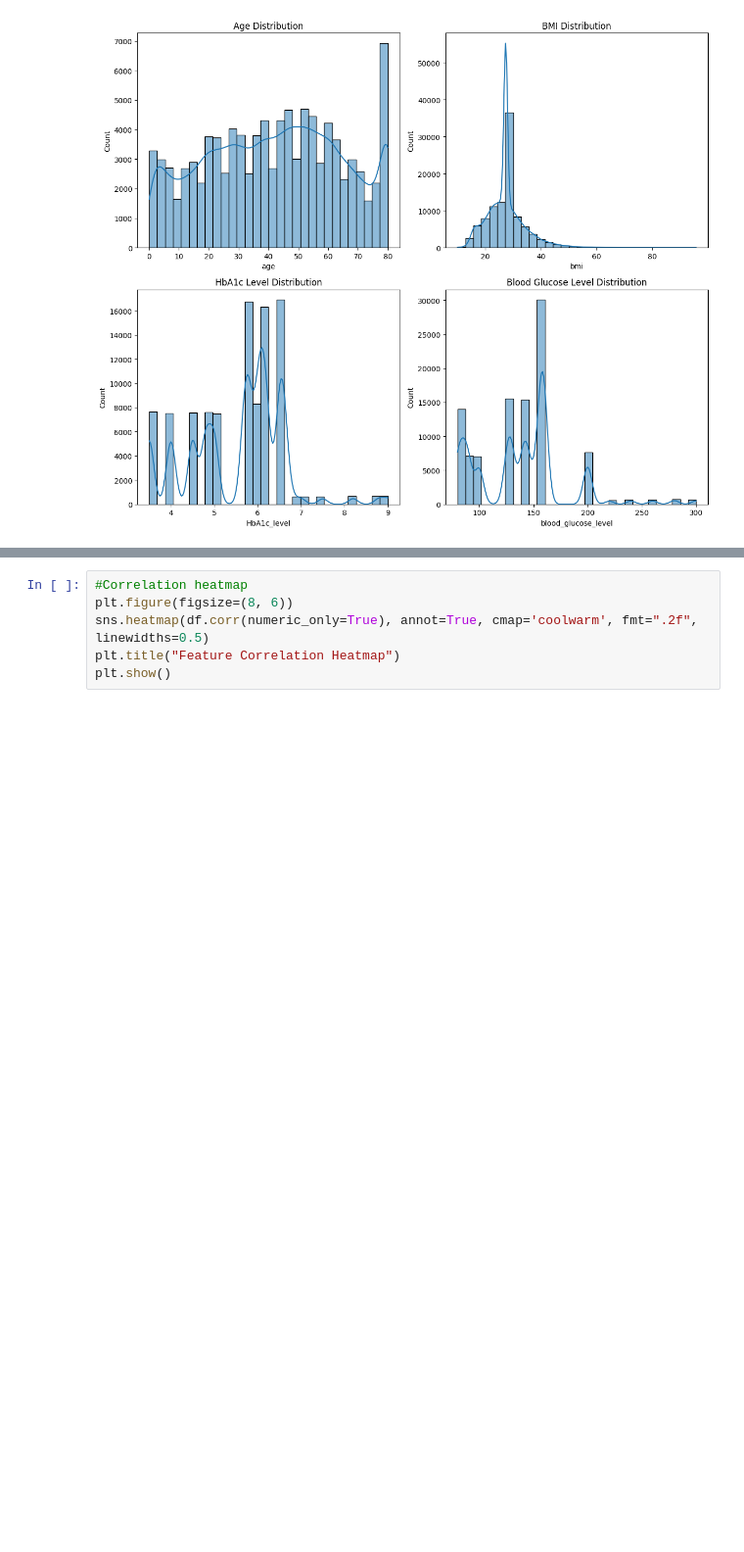
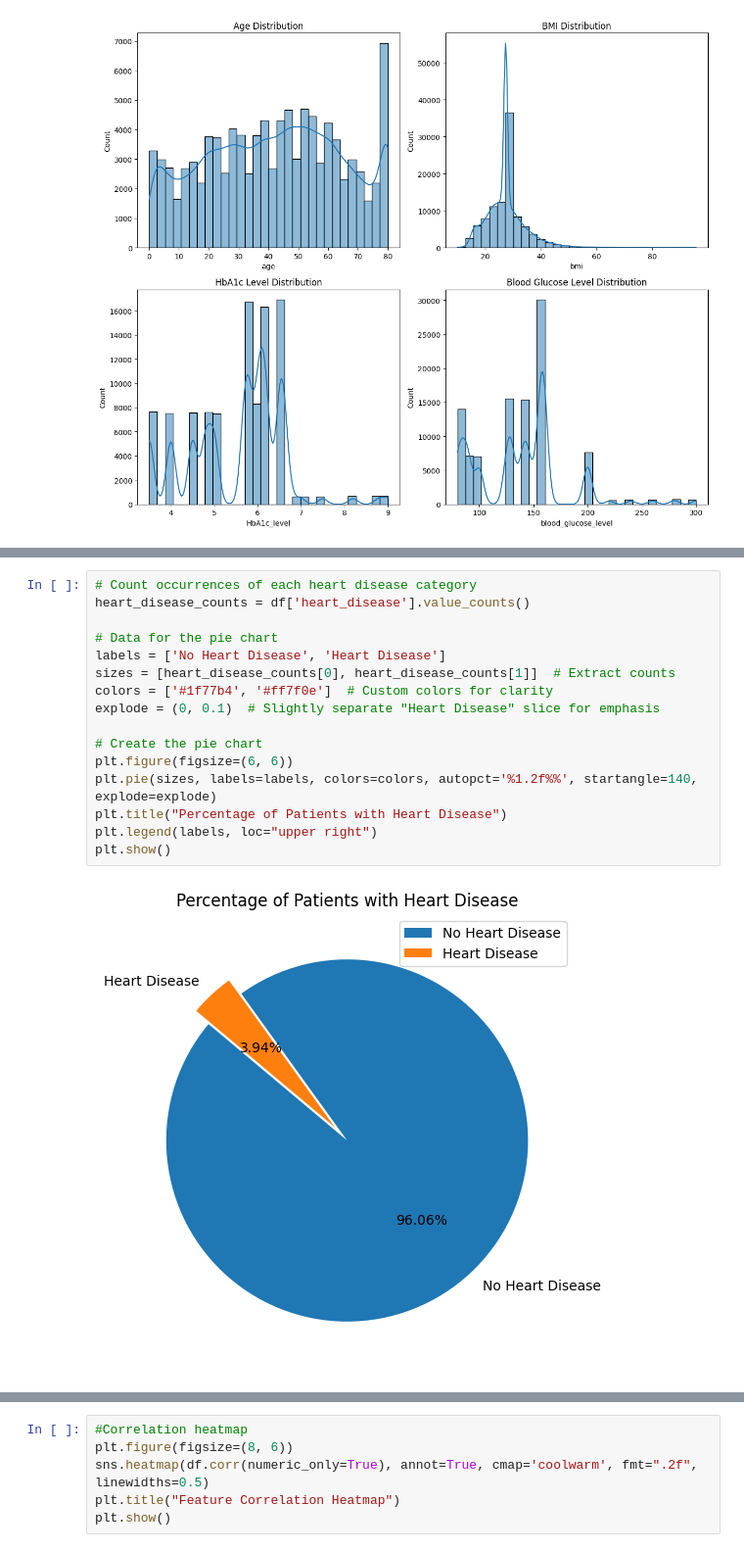
Before and after one commit to AsmaShaikhTMU/Projects, a Jupyter notebook: EDA_Report_Dataset_1.ipynb, the cells around one changed output, grey strips where cells are left out. Shown at 98% size. Saved outputs shown, nothing was run; the diff lists cells and outputs as text; blank space fills up the shorter version.

```diff
--- a/EDA_Report_Dataset_1.ipynb
+++ b/EDA_Report_Dataset_1.ipynb
@@ -125,0 +180,18 @@ plt.show()
+# %%
+# Count occurrences of each heart disease category
+heart_disease_counts = df['heart_disease'].value_counts()
+
+# Data for the pie chart
+labels = ['No Heart Disease', 'Heart Disease']
+sizes = [heart_disease_counts[0], heart_disease_counts[1]]  # Extract counts
+colors = ['#1f77b4', '#ff7f0e']  # Custom colors for clarity
+explode = (0, 0.1)  # Slightly separate "Heart Disease" slice for emphasis
+
+# Create the pie chart
+plt.figure(figsize=(6, 6))
+plt.pie(sizes, labels=labels, colors=colors, autopct='%1.2f%%', startangle=140, explode=explode)
+plt.title("Percentage of Patients with Heart Disease")
+plt.legend(labels, loc="upper right")
+plt.show()
+# %% [output]
+[figure, added]
```
Also changed, not shown: parts of 44 cells of this notebook.
